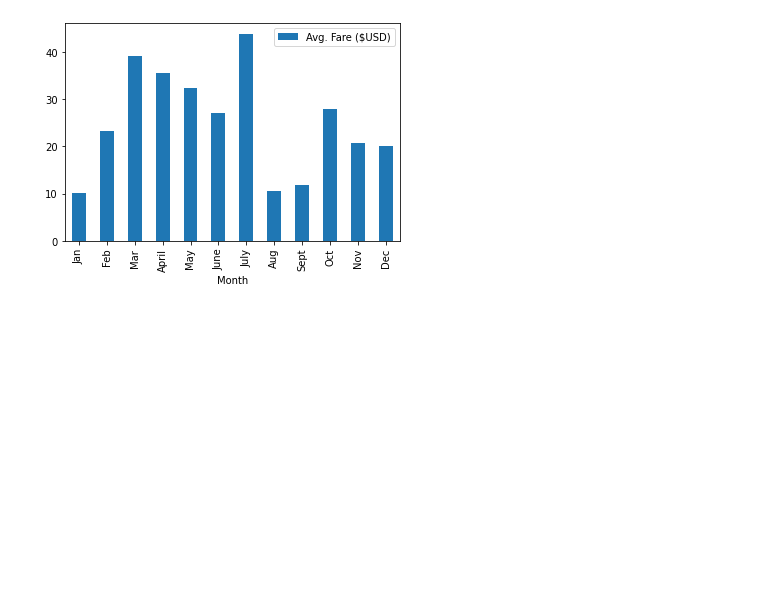
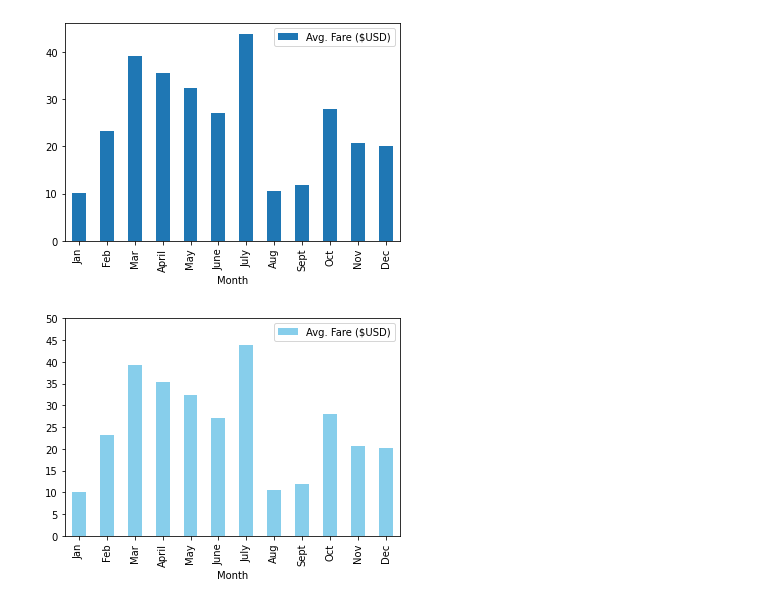
Before and after one commit to ChristineKitchens/PyBer_Analysis, a Jupyter notebook: PyBer_ride_data.ipynb, the cells around one changed output. Drawn from its saved outputs; the diff is of its cells as text; code cells hidden in the pictures; blank space fills up the shorter version.

```diff
--- a/PyBer_ride_data.ipynb
+++ b/PyBer_ride_data.ipynb
@@ -46,3 +47,12 @@ pyber_ride_df.plot(x="Month", y="Avg. Fare ($USD)", kind='bar')
 plt.show()
 # %% [output]
 [figure]
+# %%
+errors = pyber_ride_df.std()
+# %%
+pyber_ride_df.plot(x="Month", y="Avg. Fare ($USD)", kind='bar', yerr = errors, color = "skyblue")
+plt.yticks(np.arange(0, 51, step=5.0))
+plt.legend()
+plt.show()
+# %% [output]
+[figure, added]
```
Also changed, not shown: parts of 1 cell of this notebook.
